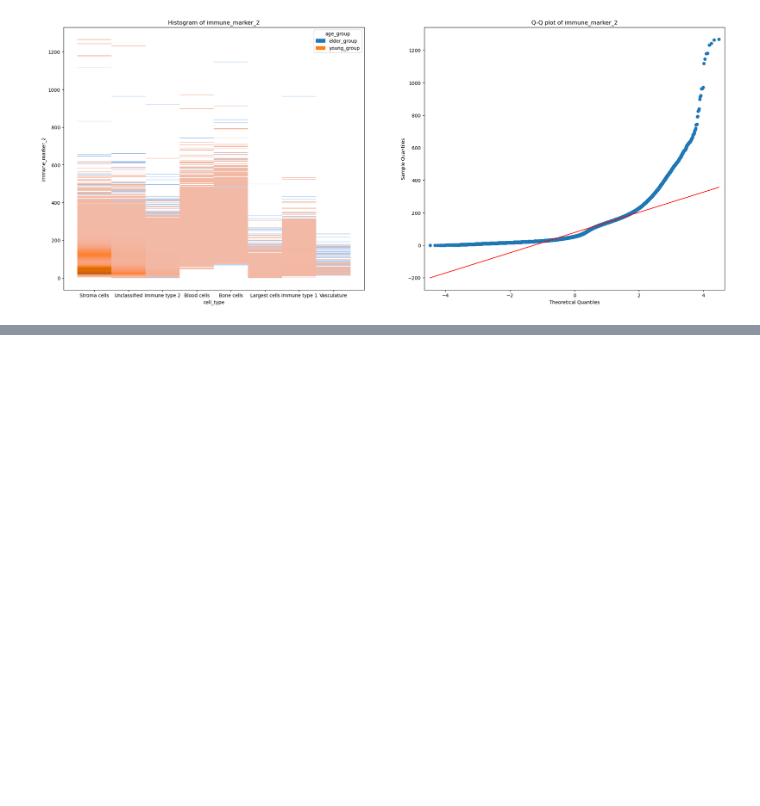
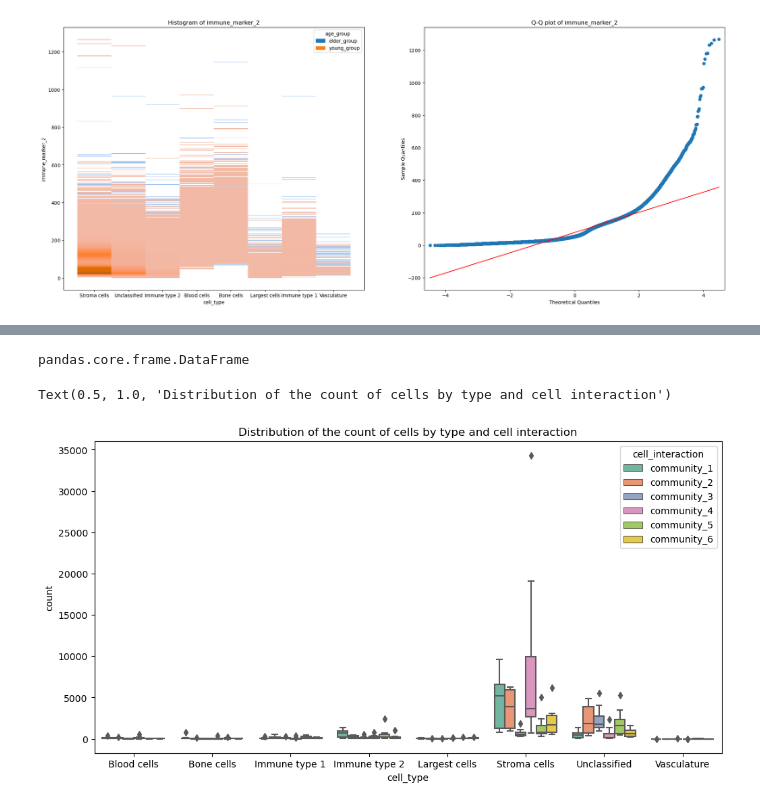
Before and after one commit to Ruugiko/bioinf, a Jupyter notebook: HW_3.ipynb, the cells around one changed output, grey strips where cells are left out. Cells and saved outputs as stored; diff of their text form; code cells hidden in the pictures; blank space fills up the shorter version.

```diff
--- a/HW_3.ipynb
+++ b/HW_3.ipynb
@@ -220,0 +523,15 @@ Text(0.5, 1.0, 'Q-Q plot of immune_marker_2')
+# %%
+# Подсчет количества клеток каждого типа в каждом клеточном микроокружении для каждого пациента
+cell_count = df.groupby(['case_id', 'cell_type', 'cell_interaction']).size().reset_index(name='count')
+# %%
+type(cell_count)
+# %% [output]
+pandas.core.frame.DataFrame
+# %%
+# Построим boxplot
+plt.figure(figsize=(12, 6))
+sns.boxplot(x='cell_type', y='count', hue='cell_interaction', data=cell_count, palette="Set2")
+plt.title('Distribution of the count of cells by type and cell interaction')
+# %% [output]
+Text(0.5, 1.0, 'Distribution of the count of cells by type and cell interaction')
+[figure, added]
```
Also changed, not shown: parts of 44 cells of this notebook, 25 other files.
